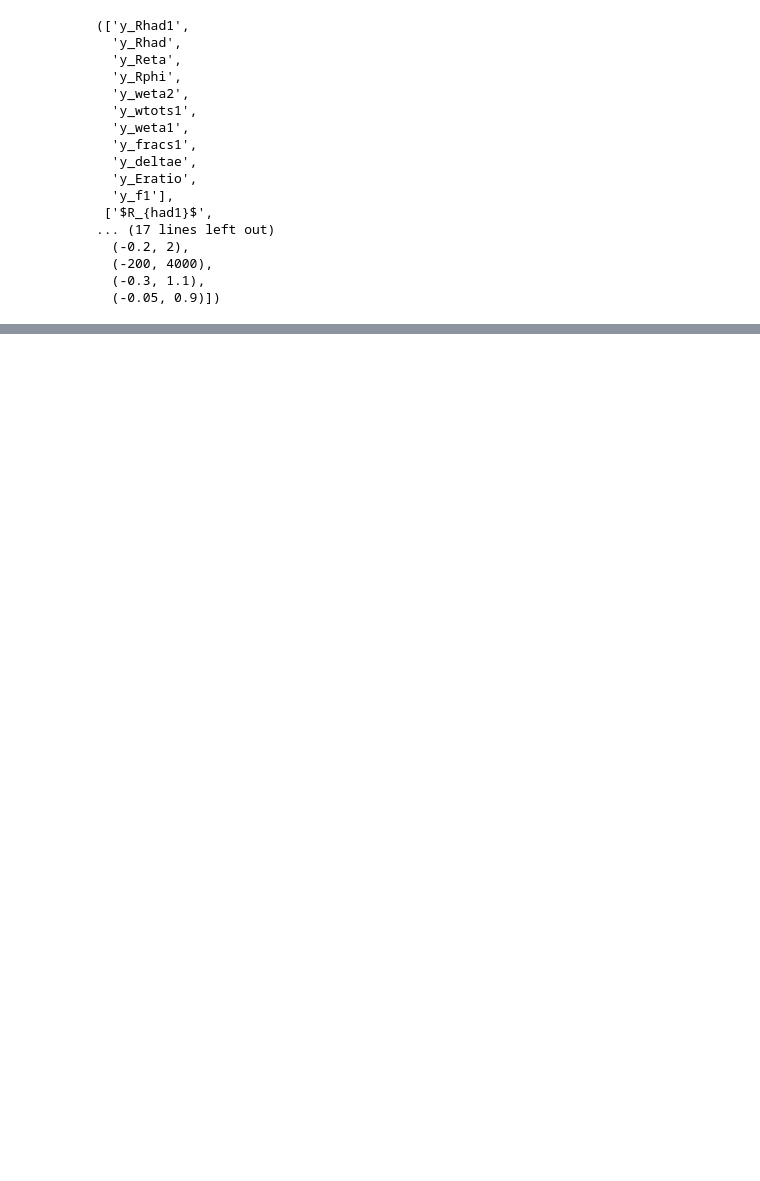
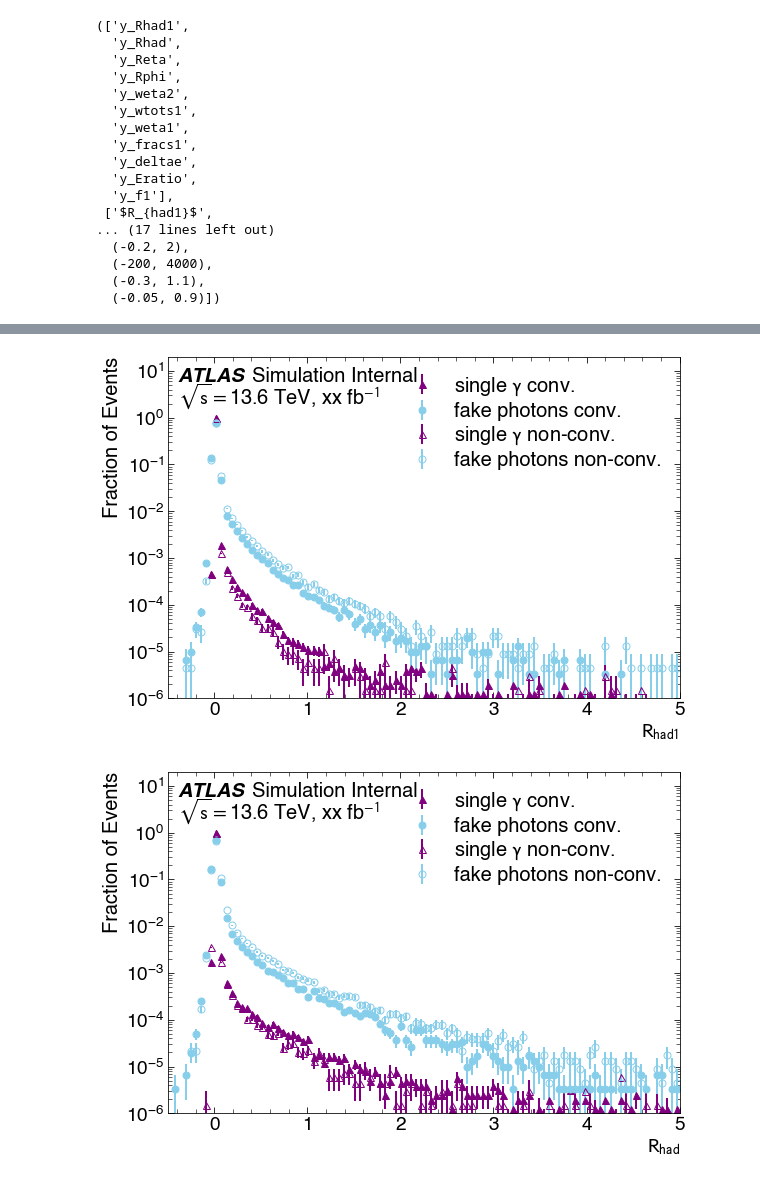
Before and after one commit to kyranks/photon-study, a Jupyter notebook: 03PhotonPlottingFunction.ipynb, the cells around one changed output, grey strips where cells are left out. Saved outputs shown, nothing was run; the diff lists cells and outputs as text; code cells hidden in the pictures; blank space fills up the shorter version.

```diff
--- a/03PhotonPlottingFunction.ipynb
+++ b/03PhotonPlottingFunction.ipynb
@@ -52,5 +129,5 @@ added /eos/user/k/kyklazek/helvetica_font/HelveticaBoldOblique.ttf
 # %%
-def ATLAShist(hist1,hist2,label='variable name',minmax=[-2,2],figname=False,log=True,norm=True,save=False):
+def ATLAShist(hist1,hist2,label='variable name',minmax=[-2,2],figname=False,log=True,norm=True):
     '''
     right now, hist1 is for single photons (gj), hist2 is for fakes (jj)  - boosthistograms
 
@@ -61,6 +138,7 @@ def ATLAShist(hist1,hist2,label='variable name',minmax=[-2,2],figname=False,log=
     figname is name of .pdf file, if anything is written in.
 
     ***STILL TO DO:***
+                - maybe add a **kwargs functionality for things like colors, legend labels etc. (how to have a default val.?)
                 - Figure out consistency of top/ bottom for
                                     - log=True, norm=False
                                     - log=False
@@ -145,21 +333,37 @@ def ATLAShist(hist1,hist2,label='variable name',minmax=[-2,2],figname=False,log=
 # %%
-def makebh(branchname,minmax,bins=100):
+def makebh(branchname,minmax,bins=100,convert=False):
     '''makes bh historgrams
 
     with ***data frame variable names df_gj and df_jj***
 
     minmax = (minx,maxx)
 
-    returns gamma-jet histogram and jet-jet histogram, in that order'''
+    returns gamma-jet histogram and jet-jet histogram, in that order
+
+    if want only converted photons, put in convert = 0
+    if want only unconverted phots., put in convert = 1
+
+    '''
 
 
     minn = minmax[0]
     maxx = minmax[1]
 
+
     histgj = bh.Histogram(bh.axis.Regular(bins,minn,maxx),storage=bh.storage.Weight())
-    exec('histgj.fill(df_gj.'+branchname+', weight=df_gj.evtWeight)')
+
 
     histjj = bh.Histogram(bh.axis.Regular(bins,minn,maxx),storage=bh.storage.Weight())
-    exec('histjj.fill(df_jj.'+branchname+', weight=df_jj.evtWeight)')
+
+
+    if convert == 0:
+        exec('histgj.fill(df_gj.'+branchname+'[df_gj.y_convType == 0], weight=df_gj.evtWeight[df_gj.y_convType == 0])')
+        exec('histjj.fill(df_jj.'+branchname+'[df_jj.y_convType == 0], weight=df_jj.evtWeight[df_jj.y_convType == 0])')
+    elif convert == 1:
+        exec('histgj.fill(df_gj.'+branchname+'[df_gj.y_convType > 0], weight=df_gj.evtWeight[df_gj.y_convType > 0])')
+        exec('histjj.fill(df_jj.'+branchname+'[df_jj.y_convType > 0], weight=df_jj.evtWeight[df_jj.y_convType > 0])')
+    else:
+        exec('histgj.fill(df_gj.'+branchname+', weight=df_gj.evtWeight)')
+        exec('histjj.fill(df_jj.'+branchname+', weight=df_jj.evtWeight)')
 
     return histgj, histjj
@@ -290,0 +595,12 @@ branchlist, labellist, minmaxlist
+# %%
+#converted and unconverted on same plot
+for i in range(len(branchlist)):
+    branchname = branchlist[i]
+    label = labellist[i]
+    minmax = minmaxlist[i]
+    hist1c,hist2c = makebh(branchname,minmax,convert=0)
+    hist1nc,hist2nc = makebh(branchname,minmax,convert=1)
+    ATLAShist4(hist1c,hist2c,hist1nc,hist2nc,label,minmax,'truthmatched/conv_'+branchname+'_true')
+# %% [output]
+[figure, added]
+[figure, added]
```
Also changed, not shown: parts of 40 cells of this notebook, 5 other files.
